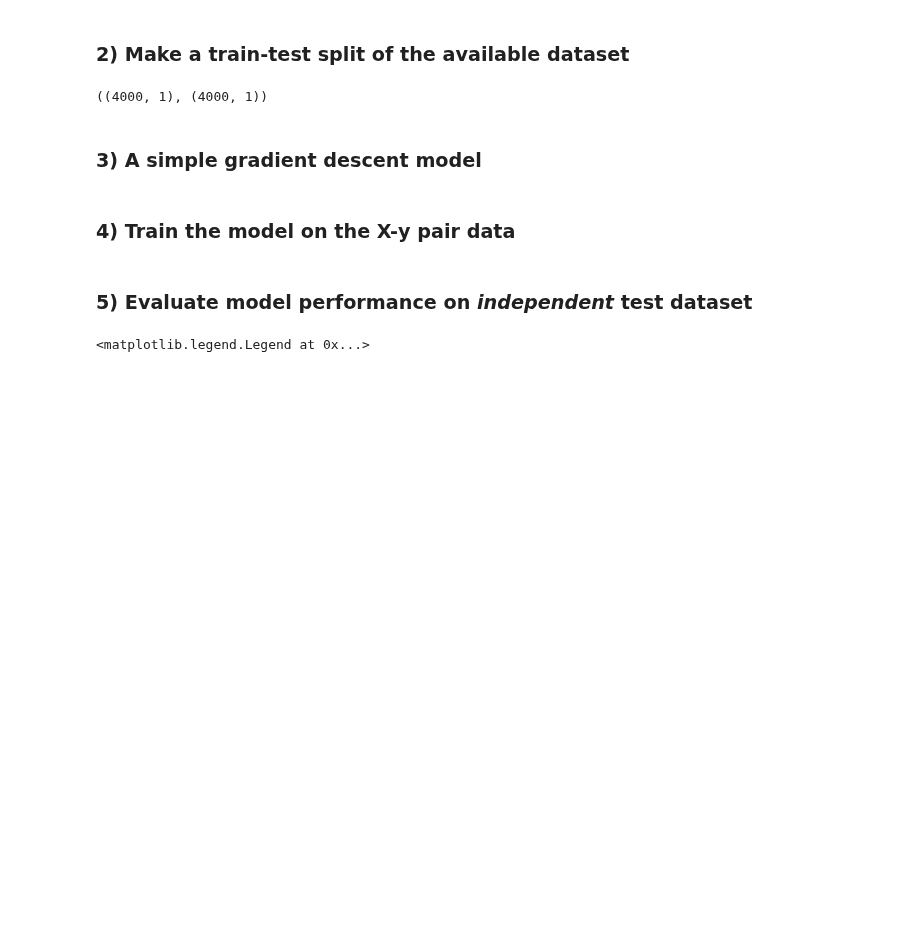
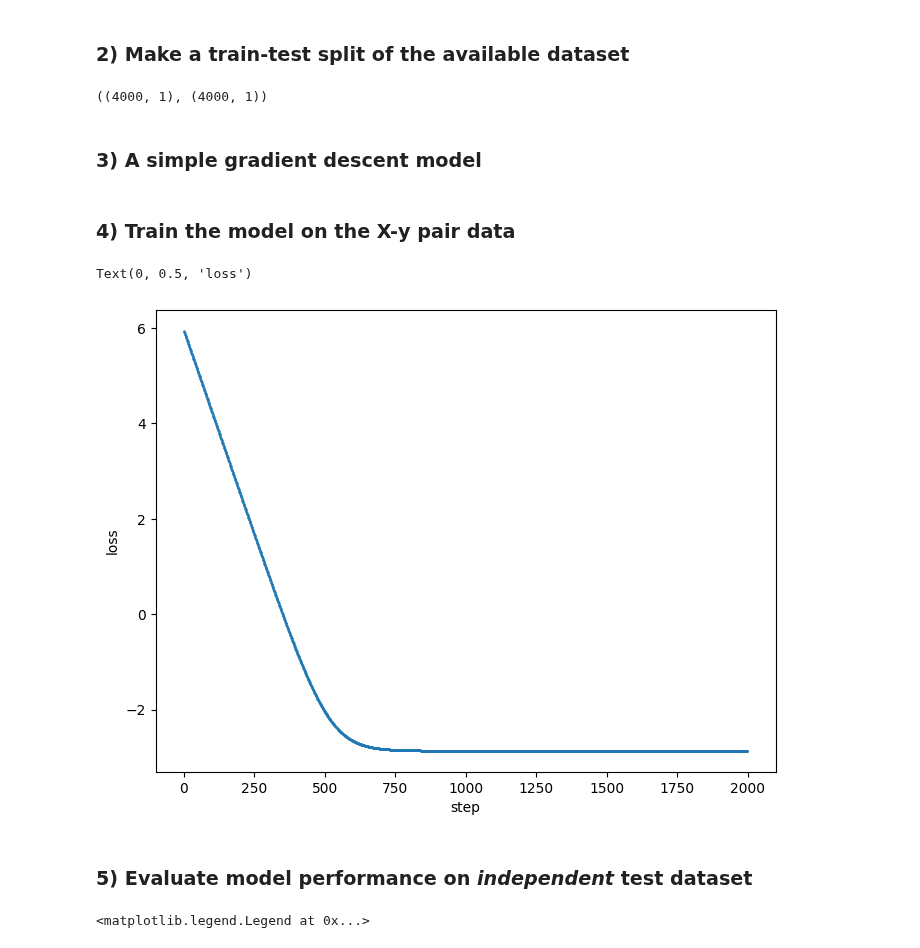
Before and after one commit to WeizmannMLcourse/MLCourse_2023, a Jupyter notebook: Tutorial1/linear_regression.ipynb, the cells around one changed output. Cells and saved outputs as stored; diff of their text form; code cells hidden in the pictures; blank space fills up the shorter version.

```diff
--- a/Tutorial1/linear_regression.ipynb
+++ b/Tutorial1/linear_regression.ipynb
@@ -95,6 +98,13 @@ model = LinearRegression(X_train, y_train, lr=1e-3)
 ### 4) Train the model on the X-y pair data
 # %%
 model.train(n_iter=2000)
+# %%
+plt.scatter( range(len(model.losses)), np.log(model.losses),s=0.5)
+plt.xlabel('step')
+plt.ylabel('loss')
+# %% [output]
+Text(0, 0.5, 'loss')
+[figure, added]
 # %% [markdown]
 ### 5) Evaluate model performance on _independent_ test dataset
 # %%
```
Also changed, not shown: parts of 5 cells of this notebook, 1 other file.
